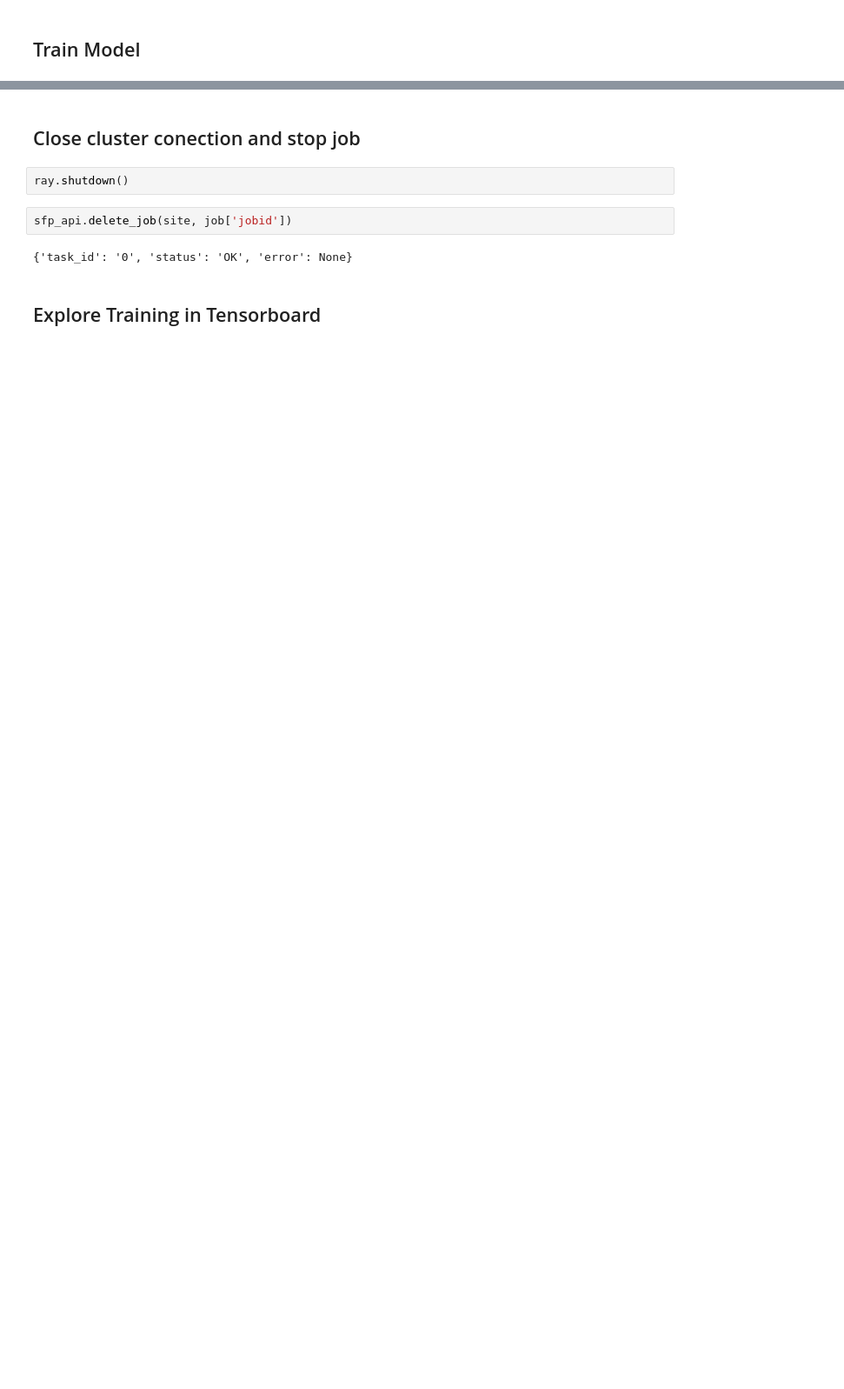
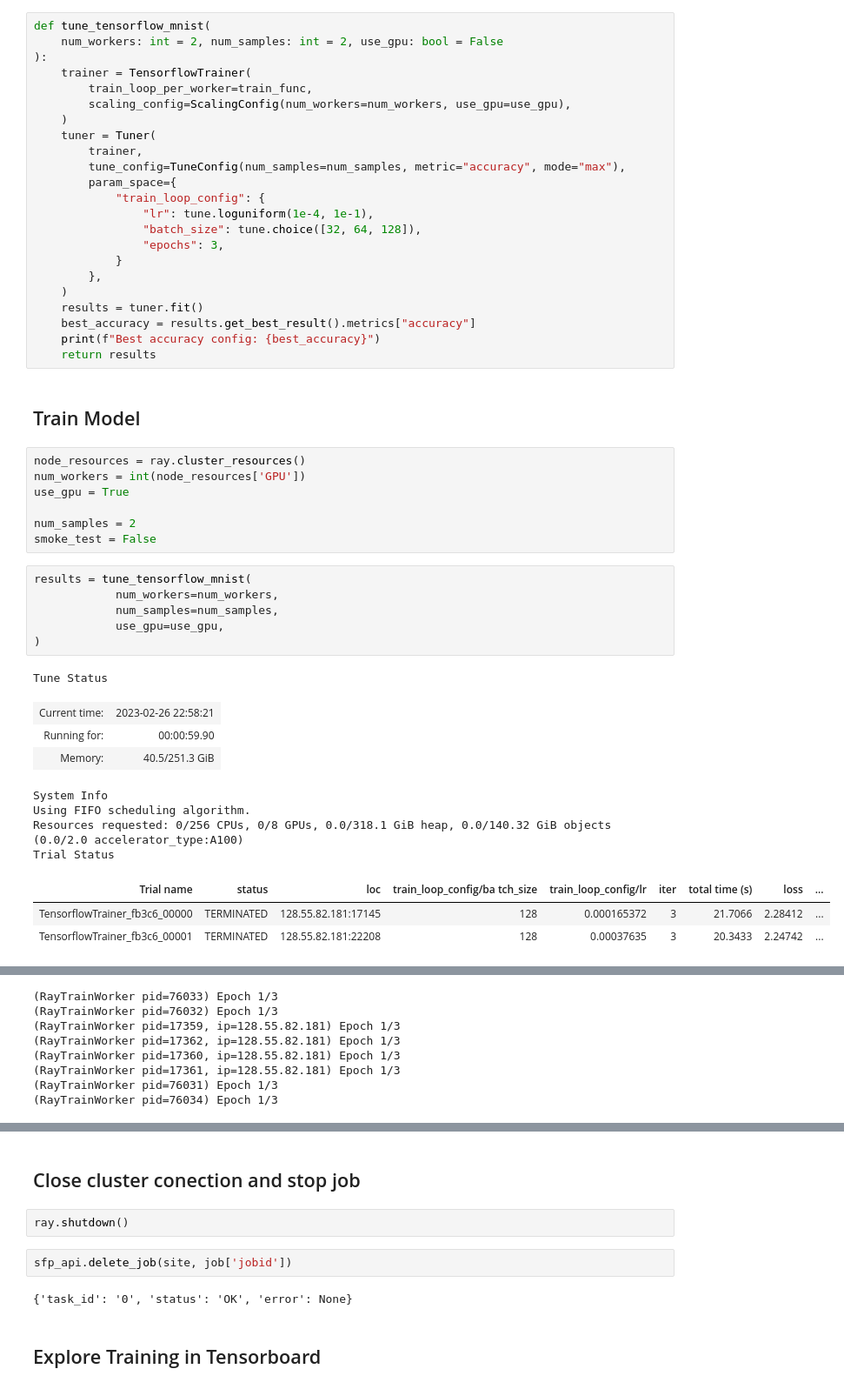
Before and after one commit to asnaylor/nersc_ray_notebook, a Jupyter notebook: notebooks/ex_03_tensorflow_ray_train_tune.ipynb, the cells around one changed output, grey strips where cells are left out. Shown at 87% size. Cells and saved outputs as stored; diff of their text form; blank space fills up the shorter version.

```diff
--- a/notebooks/ex_03_tensorflow_ray_train_tune.ipynb
+++ b/notebooks/ex_03_tensorflow_ray_train_tune.ipynb
@@ -155,2 +163,50 @@ RAM:   315.66 GB
+# %%
+def tune_tensorflow_mnist(
+    num_workers: int = 2, num_samples: int = 2, use_gpu: bool = False
+):
+    trainer = TensorflowTrainer(
+        train_loop_per_worker=train_func,
+        scaling_config=ScalingConfig(num_workers=num_workers, use_gpu=use_gpu),
+    )
+    tuner = Tuner(
+        trainer,
+        tune_config=TuneConfig(num_samples=num_samples, metric="accuracy", mode="max"),
+        param_space={
+            "train_loop_config": {
+                "lr": tune.loguniform(1e-4, 1e-1),
+                "batch_size": tune.choice([32, 64, 128]),
+                "epochs": 3,
+            }
+        },
+    )
+    results = tuner.fit()
+    best_accuracy = results.get_best_result().metrics["accuracy"]
+    print(f"Best accuracy config: {best_accuracy}")
+    return results
 # %% [markdown]
 ## Train Model
+# %%
+node_resources = ray.cluster_resources()
+num_workers = int(node_resources['GPU'])
+use_gpu = True
+
+num_samples = 2
+smoke_test = False
+# %%
+results = tune_tensorflow_mnist(
+            num_workers=num_workers,
+            num_samples=num_samples,
+            use_gpu=use_gpu,
+)
+# %% [output]
+Tune Status
+| Current time: | 2023-02-26 22:58:21 |
+| Running for: | 00:00:59.90 |
+| Memory: | 40.5/251.3 GiB |
+System Info
+Using FIFO scheduling algorithm.
+Resources requested: 0/256 CPUs, 0/8 GPUs, 0.0/318.1 GiB heap, 0.0/140.32 GiB objects (0.0/2.0 accelerator_type:A100)
+Trial Status
+| Trial name | status | loc | train_loop_config/ba tch_size | train_loop_config/lr | iter | total time (s) | loss | ... |
+| TensorflowTrainer_fb3c6_00000 | TERMINATED | 128.55.82.181:17145 | 128 | 0.000165372 | 3 | 21.7066 | 2.28412 | ... |
+| TensorflowTrainer_fb3c6_00001 | TERMINATED | 128.55.82.181:22208 | 128 | 0.00037635 | 3 | 20.3433 | 2.24742 | ... |
@@ -156,0 +230,8 @@ RAM:   315.66 GB
+(RayTrainWorker pid=76033) Epoch 1/3
+(RayTrainWorker pid=76032) Epoch 1/3
+(RayTrainWorker pid=17359, ip=128.55.82.181) Epoch 1/3
+(RayTrainWorker pid=17362, ip=128.55.82.181) Epoch 1/3
+(RayTrainWorker pid=17360, ip=128.55.82.181) Epoch 1/3
+(RayTrainWorker pid=17361, ip=128.55.82.181) Epoch 1/3
+(RayTrainWorker pid=76031) Epoch 1/3
+(RayTrainWorker pid=76034) Epoch 1/3
```
Also changed, not shown: parts of 12 cells of this notebook.
